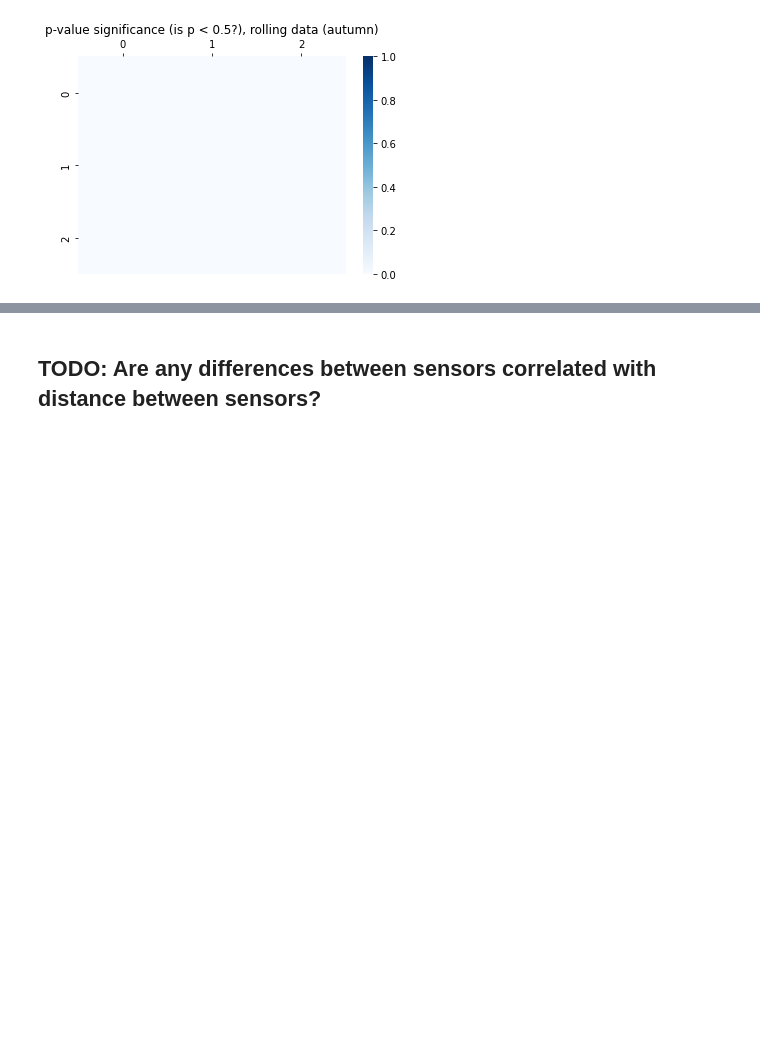
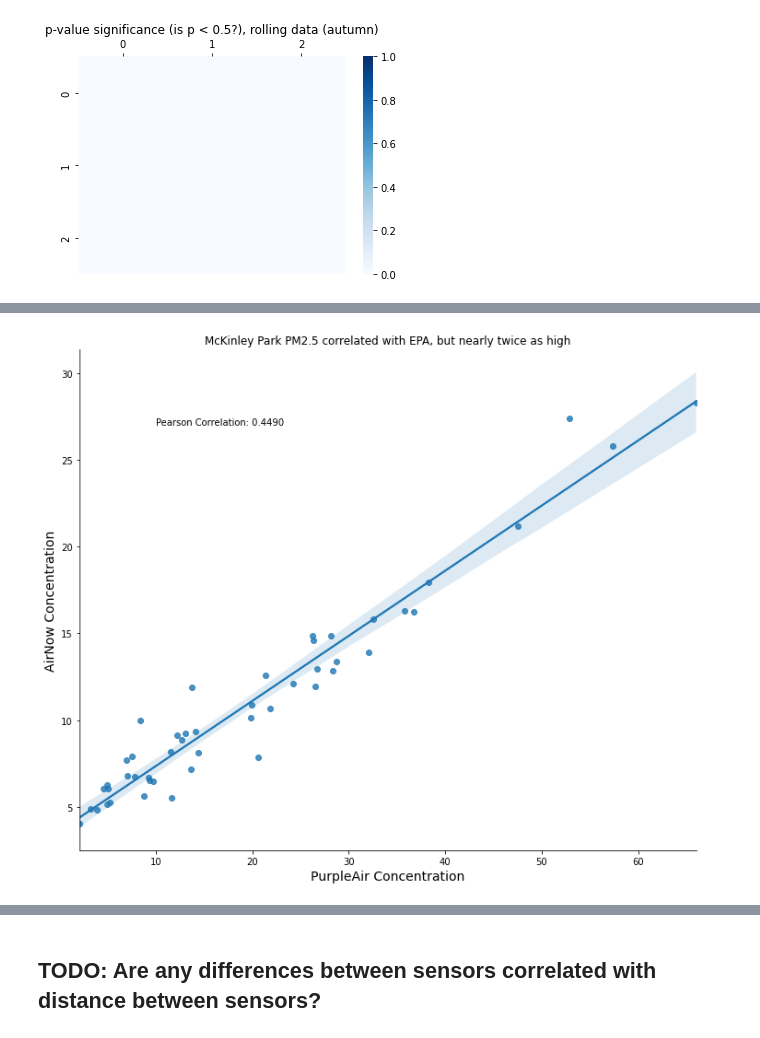
Before and after one commit to code-312/Air-Quality, a Jupyter notebook: notebooks/compare_airnow_and_purpleair.ipynb, the cells around one changed output, grey strips where cells are left out. Saved outputs shown, nothing was run; the diff lists cells and outputs as text; code cells hidden in the pictures; blank space fills up the shorter version.

Commit message:
add Mckinley Park-EPA correlation analysis

```diff
--- a/notebooks/compare_airnow_and_purpleair.ipynb
+++ b/notebooks/compare_airnow_and_purpleair.ipynb
@@ -444,0 +447,14 @@ for i, season in enumerate(SEASONS):
+# %%
+df_pa_pm25['MonthDay'] = df_pa_pm25.datetime.dt.strftime('%m-%d')
+df_an_pm25['MonthDay'] = df_an_pm25.datetime.dt.strftime('%m-%d')
+# %%
+pa_daily = df_pa_pm25.groupby(['season','MonthDay'], as_index=False).concentration.mean()
+an_daily = df_an_pm25.groupby(['season','MonthDay'], as_index=False).concentration.mean()
+# %%
+daily_df = pa_daily.merge(
+    an_daily,
+    on='MonthDay',
+    suffixes=('_pa','_an'),
+    how='inner'
+)
+daily_df.head()
@@ -444,0 +473,15 @@ for i, season in enumerate(SEASONS):
+# %%
+fig, ax = plt.subplots(figsize=(12,10))
+
+sns.regplot(x='concentration_pa', y='concentration_an', data=daily_df, ax=ax)
+ax.text(x=10, y=27, s='Pearson Correlation: {:.4f}'.format(pa_daily.concentration.corr(an_daily.concentration)))
+
+ax.spines['top'].set_visible(False)
+ax.spines['right'].set_visible(False)
+
+ax.set_ylabel('AirNow Concentration', fontsize=14)
+ax.set_xlabel('PurpleAir Concentration', fontsize=14)
+ax.set_title('McKinley Park PM2.5 correlated with EPA, but nearly twice as high')
+plt.savefig('figures/mckinley_epa_correlation.png', bbox_inches='tight');
+# %% [output]
+[figure, added]
```
Also changed, not shown: parts of 22 cells of this notebook, 4 other files.
